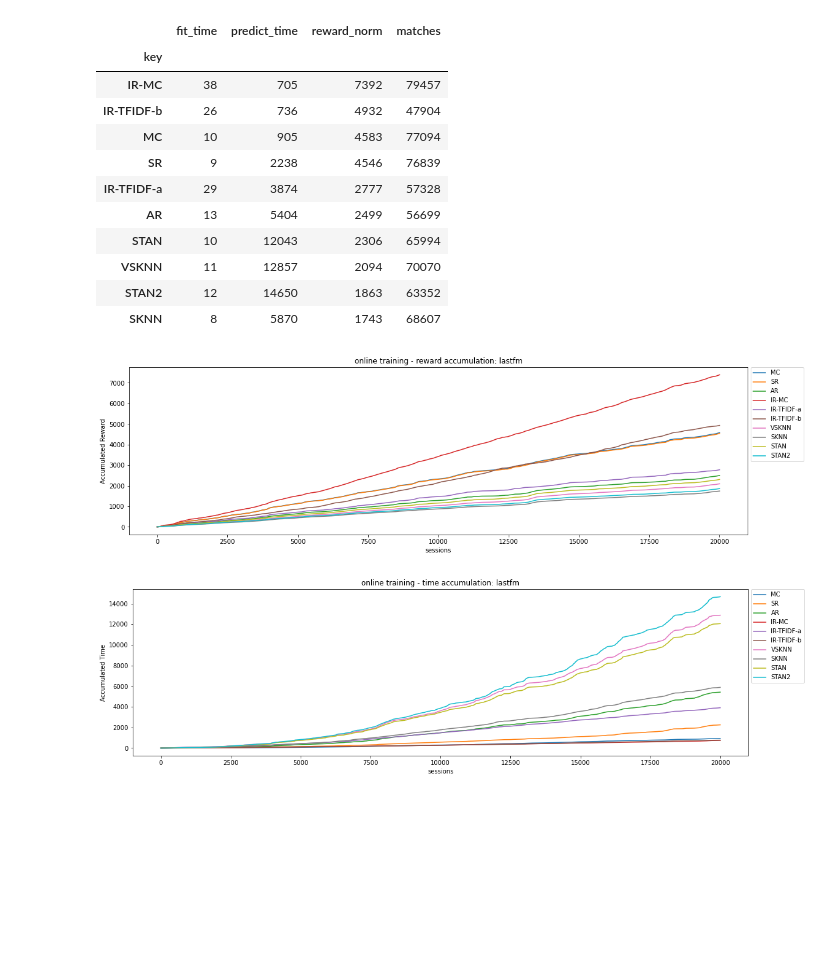
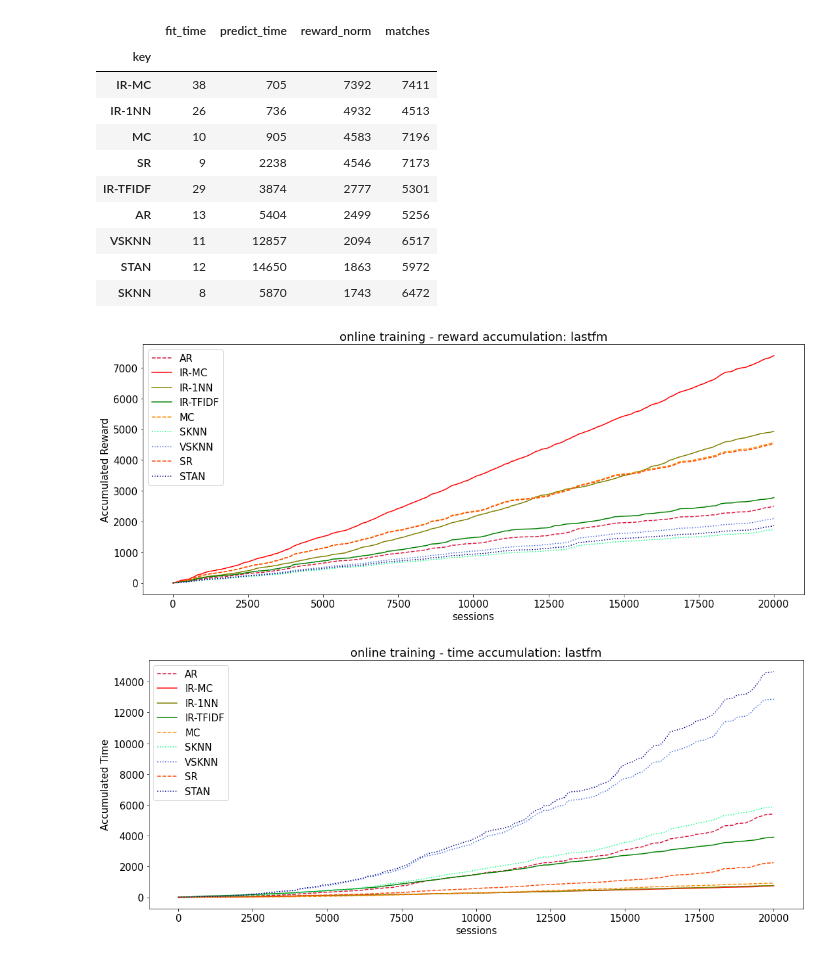
Before and after one commit to arthurtofani/session-rec, a Jupyter notebook: dynamic.ipynb, the cells around one changed output. Cells and saved outputs as stored; diff of their text form; code cells hidden in the pictures; blank space fills up the shorter version.

```diff
--- a/dynamic.ipynb
+++ b/dynamic.ipynb
@@ -4,6 +4,7 @@ import numpy as np
 import os
 import matplotlib.pyplot as plt
 pd.set_option('precision', 4)
+plt.rcParams.update({'font.size': 15})
 # %%
 dataset = 'lastfm'
 slugs_df = pd.read_csv('slugs.csv', sep=';').set_index('Metrics')
@@ -33,49 +34,71 @@ df.set_index('key', inplace=True)
 df.insert(0, 'key', slugs_df['slug'])
 df = df[df.key != 'skip']
 df.reset_index(drop=True, inplace=True)
-
+df.matches /= df.num_items
 xdf = df.groupby('key').sum()[['fit_time', 'predict_time', 'reward_norm', 'matches']].astype(int).sort_values('reward_norm', ascending=False)
 xdf.style.background_gradient(axis = 0, cmap='Blues')
+#df
 # %% [output]
 |  | fit_time | predict_time | reward_norm | matches |
 | key |  |  |  |  |
-| IR-MC | 38 | 705 | 7392 | 79457 |
-| IR-TFIDF-b | 26 | 736 | 4932 | 47904 |
-| MC | 10 | 905 | 4583 | 77094 |
-| SR | 9 | 2238 | 4546 | 76839 |
-| IR-TFIDF-a | 29 | 3874 | 2777 | 57328 |
-| AR | 13 | 5404 | 2499 | 56699 |
-| STAN | 10 | 12043 | 2306 | 65994 |
-| VSKNN | 11 | 12857 | 2094 | 70070 |
-| STAN2 | 12 | 14650 | 1863 | 63352 |
-| SKNN | 8 | 5870 | 1743 | 68607 |
+| IR-MC | 38 | 705 | 7392 | 7411 |
+| IR-1NN | 26 | 736 | 4932 | 4513 |
+| MC | 10 | 905 | 4583 | 7196 |
+| SR | 9 | 2238 | 4546 | 7173 |
+| IR-TFIDF | 29 | 3874 | 2777 | 5301 |
+| AR | 13 | 5404 | 2499 | 5256 |
+| VSKNN | 11 | 12857 | 2094 | 6517 |
+| STAN | 12 | 14650 | 1863 | 5972 |
+| SKNN | 8 | 5870 | 1743 | 6472 |
 # %%
 fig_path = '/home/arthur/Documents/Doutorado/papers/rec/umuai'
 # %%
-algs = list(df['key'].unique())
-plt.figure(figsize=(18, 5))
-for alg in algs:
-    dfx = df[df.key==alg].sort_values('Unnamed: 0')
+#algs = list(df['key'].unique())
+plt.figure(figsize=(18, 7))
+refs = slugs_df.set_index('slug')
+lines = {'neural': '--', 'IR': '-', 'kNN': ':', 'rules': '--'}
+algs = refs[refs.index != 'skip']
+
+for col in algs.index:
+    if col=='GRU4Rec':
+        continue
+    dfx = df[df.key==col].sort_values('Unnamed: 0')
     dfx['acc_reward'] = dfx.reward_norm.cumsum()
-    plt.plot(dfx['Unnamed: 0'], dfx.acc_reward, label=alg)
-plt.legend(bbox_to_anchor=(1.005, 1), loc='upper left', borderaxespad=0.)
+    ref = refs.loc[col]
+    color = ref.color if ref.color != 'skip' else None
+    plt.plot(dfx['Unnamed: 0'], dfx.acc_reward,
+             color=color,
+             linestyle=lines[refs.loc[col].alg_type],
+             label=col)
+plt.legend() # bbox_to_anchor=(1.005, 1), loc='upper left', borderaxespad=0.)
 #plt.xticks(range(20), range(1, 21))
 plt.xlabel('sessions')
 plt.ylabel('Accumulated Reward')
 plt.title("online training - reward accumulation: %s" % dataset)
 plt.savefig(os.path.join(fig_path, '%s_acc_reward.pdf' % dataset), format='pdf')
 plt.show()
 # %% [output]
-[figure, old version]
+[figure, new version]
 # %%
-algs = list(df['key'].unique())
-plt.figure(figsize=(18, 5))
-for alg in algs:
-    dfx = df[df.key==alg].sort_values('Unnamed: 0')
+#algs = list(df['key'].unique())
+plt.figure(figsize=(18, 7))
+refs = slugs_df.set_index('slug')
+lines = {'neural': '--', 'IR': '-', 'kNN': ':', 'rules': '--'}
+algs = refs[refs.index != 'skip']
+
+for col in algs.index:
+    if col=='GRU4Rec':
+        continue
+    dfx = df[df.key==col].sort_values('Unnamed: 0')
     dfx['total_time'] = dfx['predict_time'] + dfx['fit_time']
     dfx['acc_time'] = dfx.total_time.cumsum()
-    plt.plot(dfx['Unnamed: 0'], dfx.acc_time, label=alg)
-plt.legend(bbox_to_anchor=(1.005, 1), loc='upper left', borderaxespad=0.)
+    ref = refs.loc[col]
+    color = ref.color if ref.color != 'skip' else None
+    plt.plot(dfx['Unnamed: 0'], dfx.acc_time,
+             color=color,
+             linestyle=lines[refs.loc[col].alg_type],
+             label=col)
+plt.legend() #bbox_to_anchor=(1.005, 1), loc='upper left', borderaxespad=0.)
 #plt.xticks(range(20), range(1, 21))
 plt.xlabel('sessions')
 plt.ylabel('Accumulated Time')
@@ -83,6 +106,6 @@ plt.title("online training - time accumulation: %s" % dataset)
 plt.savefig(os.path.join(fig_path, '%s_acc_time.pdf' % dataset), format='pdf')
 plt.show()
 # %% [output]
-[figure, old version]
+[figure, new version]
 # %%
 algs = list(df['key'].unique())
```
Also changed, not shown: parts of 6 cells of this notebook, 9 other files.
